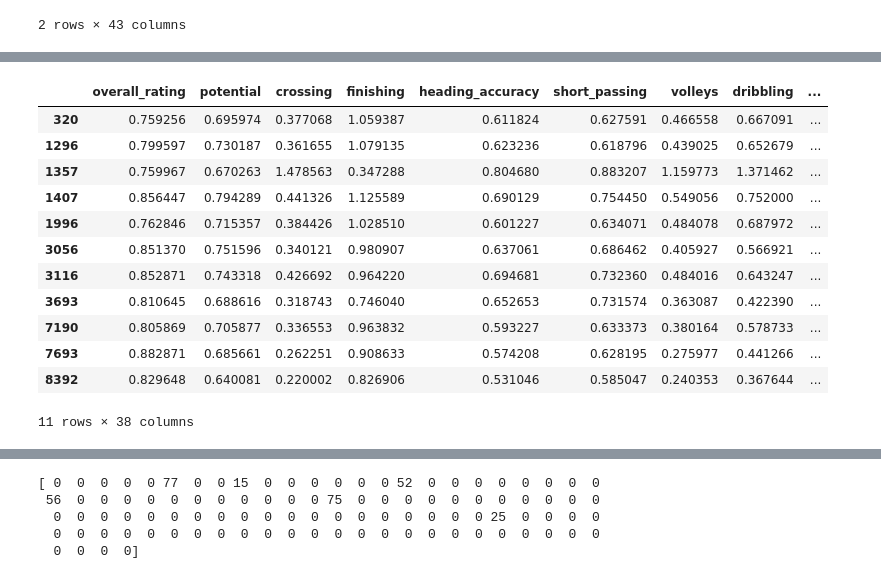
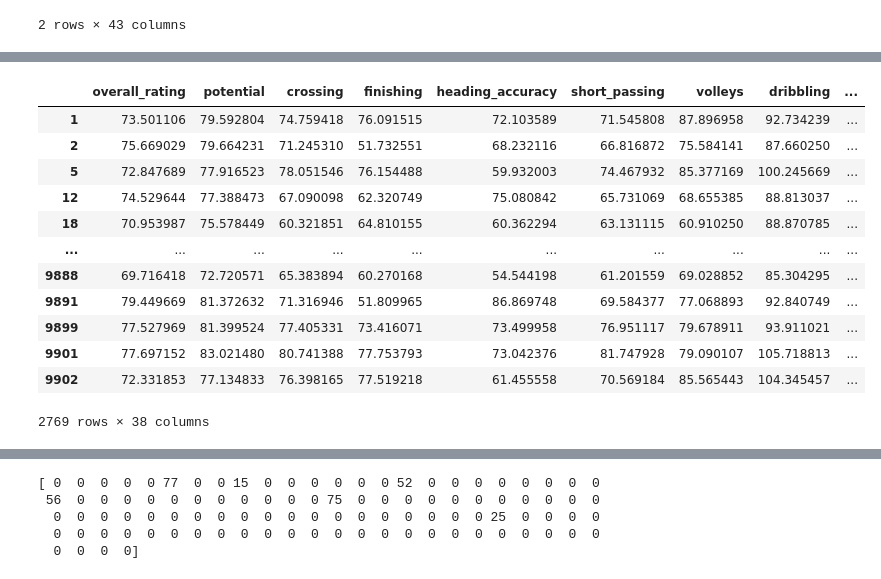
Before and after one commit to DerNiccoo/TensorFlow-training, a Jupyter notebook: 5.3 GAN Soccer.ipynb, the cells around one changed output, grey strips where cells are left out. Cells and saved outputs as stored; diff of their text form; code cells hidden in the pictures.

```diff
--- a/5.3 GAN Soccer.ipynb
+++ b/5.3 GAN Soccer.ipynb
@@ -447,3 +429,10 @@ normalized_train_df = (train_df - train_df.min()) / (train_df.max() - train_df.m
+# %%
+from sklearn import preprocessing
+
+x = train_df.values #returns a numpy array
+min_max_scaler = preprocessing.MinMaxScaler()
+x_scaled = min_max_scaler.fit_transform(x)
+normalized_train_df = pd.DataFrame(x_scaled)
 # %%
 BUFFER_SIZE = 9907
 BATCH_SIZE = 256
@@ -457,6 +446,7 @@ Time for epoch 1000 is 0.13685965538024902 sec
 noise = tf.random.normal([9907, 100])
 
 generated_data = generator(noise, training=False)
+generated_data = min_max_scaler.inverse_transform(generated_data)
 # %%
 gan_df = pd.DataFrame(data=generated_data, columns=column_names).astype("float")
 # %%
@@ -528,6 +514,6 @@ train_df[train_df.overall_rating > 90]
 # %%
 # undo, nur ein quick work arround da fehler oben:
-df_one_hot_list = ['defensive_work_rate', 'foot', 'attacking_work_rate']
+df_one_hot_list = ['defensive_work_rate', 'preferred_foot', 'attacking_work_rate']
 
 # pd.get_dummies(s).idxmax(1)
 
@@ -542,18 +528,18 @@ def unsolve_one_hot(df, hot_cols):
     return copy
 # %%
 encoded = unsolve_one_hot(gan_df, df_one_hot_list)
-encoded[encoded.overall_rating > 0.75]
+encoded[encoded.preferred_foot == 'left']
 # %% [output]
 |  | overall_rating | potential | crossing | finishing | heading_accuracy | short_passing | volleys | dribbling | ... |
-| 320 | 0.759256 | 0.695974 | 0.377068 | 1.059387 | 0.611824 | 0.627591 | 0.466558 | 0.667091 | ... |
-| 1296 | 0.799597 | 0.730187 | 0.361655 | 1.079135 | 0.623236 | 0.618796 | 0.439025 | 0.652679 | ... |
-| 1357 | 0.759967 | 0.670263 | 1.478563 | 0.347288 | 0.804680 | 0.883207 | 1.159773 | 1.371462 | ... |
-| 1407 | 0.856447 | 0.794289 | 0.441326 | 1.125589 | 0.690129 | 0.754450 | 0.549056 | 0.752000 | ... |
-| 1996 | 0.762846 | 0.715357 | 0.384426 | 1.028510 | 0.601227 | 0.634071 | 0.484078 | 0.687972 | ... |
-| 3056 | 0.851370 | 0.751596 | 0.340121 | 0.980907 | 0.637061 | 0.686462 | 0.405927 | 0.566921 | ... |
-| 3116 | 0.852871 | 0.743318 | 0.426692 | 0.964220 | 0.694681 | 0.732360 | 0.484016 | 0.643247 | ... |
-| 3693 | 0.810645 | 0.688616 | 0.318743 | 0.746040 | 0.652653 | 0.731574 | 0.363087 | 0.422390 | ... |
-| 7190 | 0.805869 | 0.705877 | 0.336553 | 0.963832 | 0.593227 | 0.633373 | 0.380164 | 0.578733 | ... |
-| 7693 | 0.882871 | 0.685661 | 0.262251 | 0.908633 | 0.574208 | 0.628195 | 0.275977 | 0.441266 | ... |
-| 8392 | 0.829648 | 0.640081 | 0.220002 | 0.826906 | 0.531046 | 0.585047 | 0.240353 | 0.367644 | ... |
+| 1 | 73.501106 | 79.592804 | 74.759418 | 76.091515 | 72.103589 | 71.545808 | 87.896958 | 92.734239 | ... |
+| 2 | 75.669029 | 79.664231 | 71.245310 | 51.732551 | 68.232116 | 66.816872 | 75.584141 | 87.660250 | ... |
+| 5 | 72.847689 | 77.916523 | 78.051546 | 76.154488 | 59.932003 | 74.467932 | 85.377169 | 100.245669 | ... |
+| 12 | 74.529644 | 77.388473 | 67.090098 | 62.320749 | 75.080842 | 65.731069 | 68.655385 | 88.813037 | ... |
+| 18 | 70.953987 | 75.578449 | 60.321851 | 64.810155 | 60.362294 | 63.131115 | 60.910250 | 88.870785 | ... |
+| ... | ... | ... | ... | ... | ... | ... | ... | ... | ... |
+| 9888 | 69.716418 | 72.720571 | 65.383894 | 60.270168 | 54.544198 | 61.201559 | 69.028852 | 85.304295 | ... |
+| 9891 | 79.449669 | 81.372632 | 71.316946 | 51.809965 | 86.869748 | 69.584377 | 77.068893 | 92.840749 | ... |
+| 9899 | 77.527969 | 81.399524 | 77.405331 | 73.416071 | 73.499958 | 76.951117 | 79.678911 | 93.911021 | ... |
+| 9901 | 77.697152 | 83.021480 | 80.741388 | 77.753793 | 73.042376 | 81.747928 | 79.090107 | 105.718813 | ... |
+| 9902 | 72.331853 | 77.134833 | 76.398165 | 77.519218 | 61.455558 | 70.569184 | 85.565443 | 104.345457 | ... |
-11 rows × 38 columns
+2769 rows × 38 columns
```
Also changed, not shown: parts of 24 cells of this notebook.
